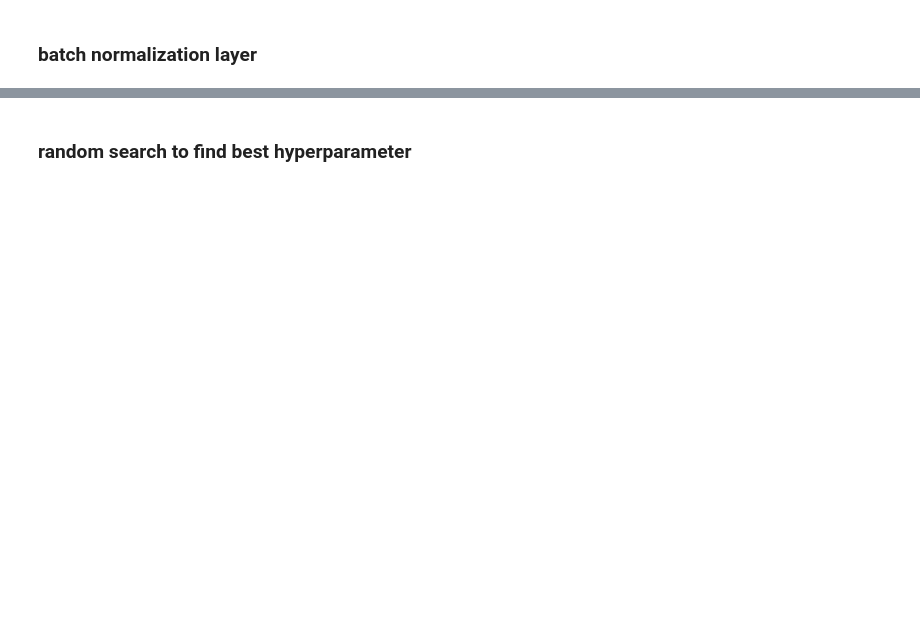
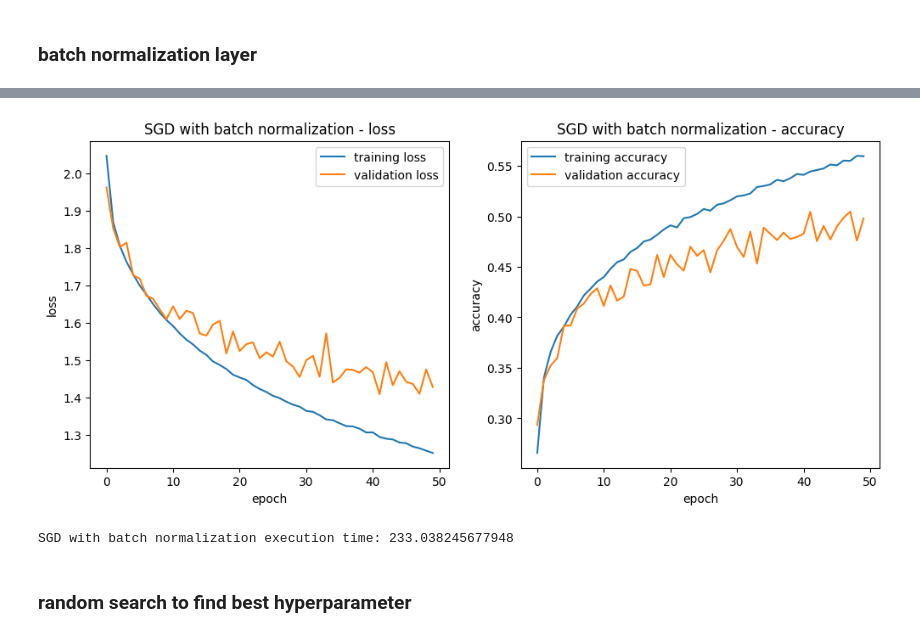
Before and after one commit to amaliahm/deep_learning_tps, a Jupyter notebook: tp2/part2.ipynb, the cells around one changed output, grey strips where cells are left out. Drawn from its saved outputs; the diff is of its cells as text; code cells hidden in the pictures; blank space fills up the shorter version.

```diff
--- a/tp2/part2.ipynb
+++ b/tp2/part2.ipynb
@@ -332,2 +367,16 @@ plt.show()
 # %% [markdown]
 ### batch normalization layer
+# %%
+batch_normalization_model = Sequential()
+batch_normalization_model.add(Flatten(input_shape=(32, 32, 3)))
+batch_normalization_model.add(Dense(128, activation='relu'))
+BatchNormalization()
+batch_normalization_model.add(Dense(64, activation='relu'))
+batch_normalization_model.add(Dense(10, activation='softmax'))
+# %%
+batch_normalization_time_start = time.time()
+batch_normalization_model.compile(optimizer=SGD(learning_rate=0.01), loss='categorical_crossentropy', metrics=['accuracy'])
+batch_normalization_history = training_sequantial_model(batch_normalization_model, 128)
+batch_normalization_time_end = time.time()
+
+batch_normalization_time = batch_normalization_time_end - batch_normalization_time_start
@@ -334,2 +401,10 @@ plt.show()
+# %%
+plot_learning_curves(batch_normalization_history, 'SGD with batch normalization')
+# %% [output]
+[figure, added]
+# %%
+print('SGD with batch normalization execution time:', batch_normalization_time)
+# %% [output]
+SGD with batch normalization execution time: 233.038245677948
 # %% [markdown]
 ### random search to find best hyperparameter
```
Also changed, not shown: parts of 29 cells of this notebook, 1 other file.
